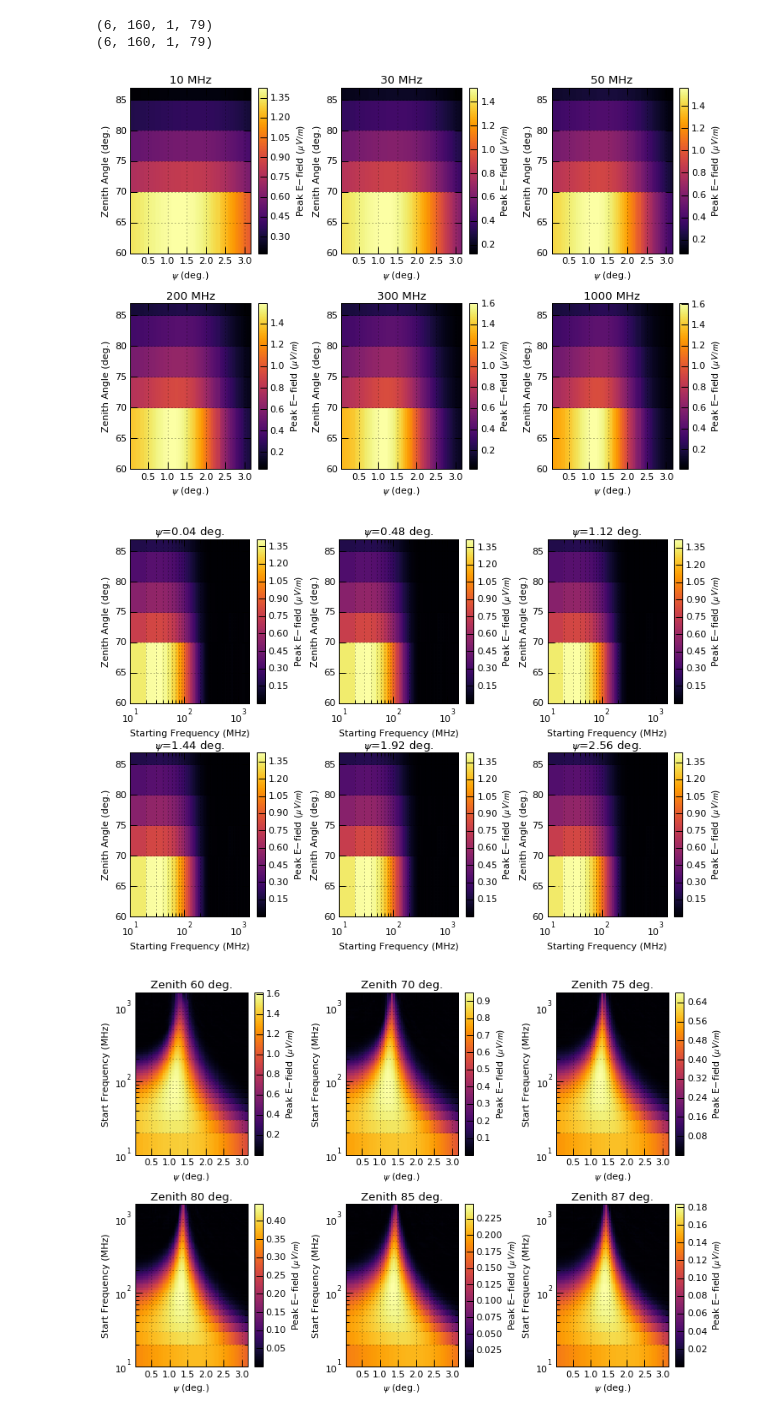
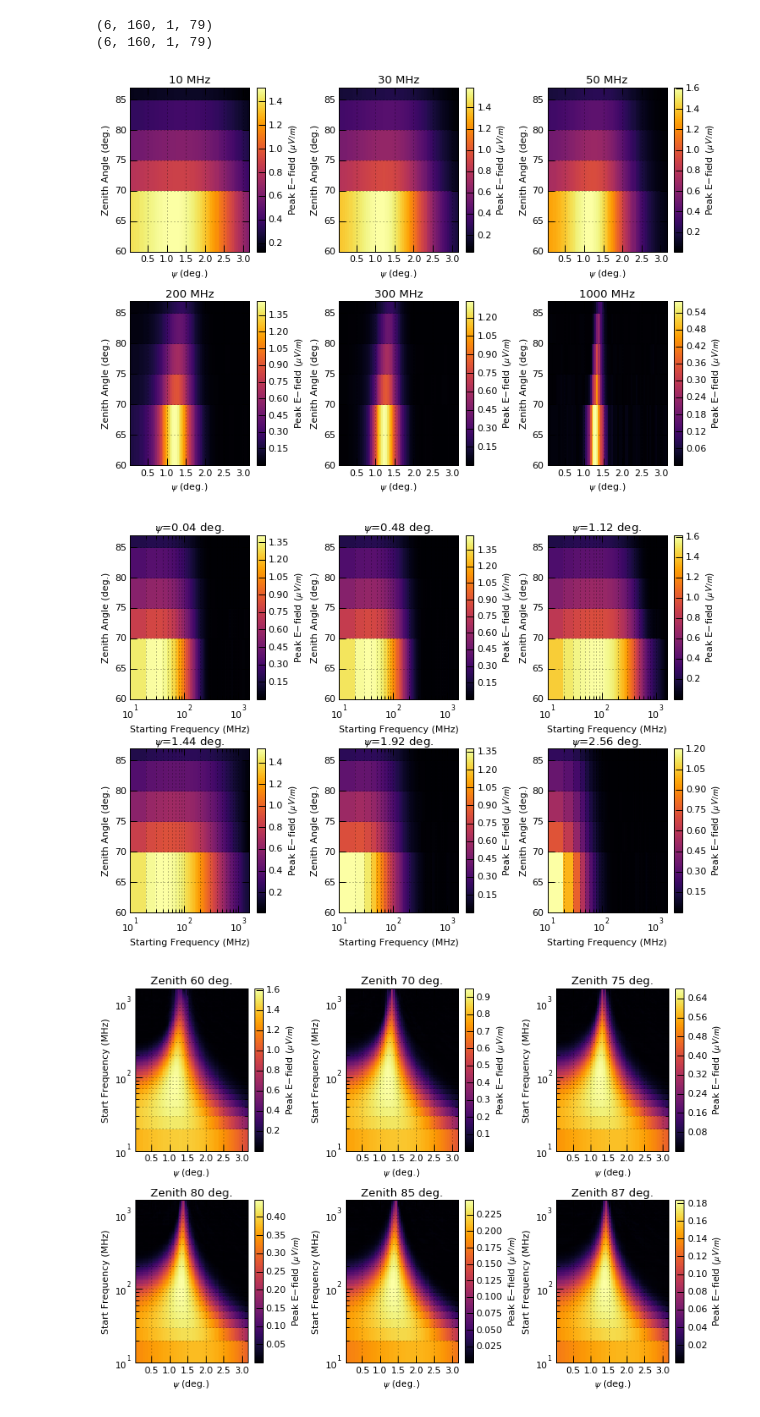
Before and after one commit to swissel/nutau_acceptance, a Jupyter notebook: 03_Detector/Interpolated Efields .ipynb, the cells around one changed output. Cells and saved outputs as stored; diff of their text form; code cells hidden in the pictures.

```diff
--- a/03_Detector/Interpolated Efields .ipynb
+++ b/03_Detector/Interpolated Efields .ipynb
@@ -132,31 +130,37 @@ print np.shape(epeak_array)
 # %%
 ### First plot will be epeak vs zenith angle vs psi angle for fixed starting frequ(ency
 choose_start_freq = [10., 30., 50., 200., 300., 1000.]
 #ind = [np.where(f_Lo_list == choose_start_freq[i])[0][0] for i in range(len(choose_start_freq))]
 ind = [1, 3, 5, 8, 20, 30]
 titles = ["%d MHz"%(freq) for freq in choose_start_freq]
 fig = pyp.figure(1, figsize=(12,8))
 pyp.subplots_adjust(hspace=0.3, wspace=0.4)
 
-for i_f_Lo, freq in enumerate(choose_start_freq):
-    ax = pyp.subplot(2,3,i_f_Lo+1)
+choose_start_freq = [10., 30., 50., 200., 300., 1000.]
+titles = ["%d MHz"%(freq) for freq in choose_start_freq]
+fig = pyp.figure(1, figsize=(12,8))
+pyp.subplots_adjust(hspace=0.3, wspace=0.4)
+
+for i,freq in enumerate(choose_start_freq):
+    i_f_Lo = int(freq/10)
+    ax = pyp.subplot(2,3,i+1)
     #ax.set_xscale('log')
     #ax.set_yscale('log')
     p, zenith = np.meshgrid( psi_list, zenith_list)
     #H=epeak_array[:, ind[i_f_Lo], 0, :]*1e6
     H = epeak_start_freq_slice(i_f_Lo, epeak_array)*1e6
     Hmasked = np.ma.masked_where(H==0,H) # Mask pixels with a value of zero
     pyp.pcolormesh(p, zenith, Hmasked, cmap='inferno', )
     pyp.ylim(zenith_list.min(), zenith_list.max())
     pyp.xlim(psi_list.min(), psi_list.max())
     pyp.colorbar(label="Peak E-field ($\mu V/m$)")
     pyp.ylabel('Zenith Angle (deg.)')
     pyp.xlabel('$\psi$ (deg.)')
     pyp.grid(True, which='both')
-    pyp.title(titles[i_f_Lo])
+    pyp.title(titles[i])
 pyp.savefig(os.environ['TAU_ACC_DETECTOR_PLOTS_DIR'] + "/efield_maps_altitude%dkm_ze_vs_psi.png"%(h) )
 # %% [output]
-[figure, old version]
+[figure, new version]
 # %%
 ### Second plot will be epeak vs zenith angle vs starting frequency for fixed psi angle
 ind = [0, 11, 27, 35, 47, 63]
@@ -165,8 +169,9 @@ titles = ["$\psi$=%2.2f deg."%(p) for p in choose_psi]
 fig = pyp.figure(1, figsize=(12,8))
 pyp.subplots_adjust(hspace=0.3, wspace=0.4)
 
-for i_psi, p in enumerate(choose_psi):
-    ax = pyp.subplot(2,3,i_psi+1)
+for i, p in enumerate(choose_psi):
+    i_psi = ind[i]
+    ax = pyp.subplot(2,3,i+1)
     ax.set_xscale('log')
     #ax.set_yscale('log')
     start_freq, zenith = np.meshgrid(  f_Lo_list, zenith_list)
@@ -180,10 +185,10 @@ for i_psi, p in enumerate(choose_psi):
     pyp.ylabel('Zenith Angle (deg.)')
     pyp.xlabel('Starting Frequency (MHz)')
     pyp.grid(True, which='both')
-    pyp.title(titles[i_psi])
+    pyp.title(titles[i])
 pyp.savefig(os.environ['TAU_ACC_DETECTOR_PLOTS_DIR'] + "/efield_maps_altitude%dkm_startfreq_vs_ze.png"%(h) )
 # %% [output]
-[figure, old version]
+[figure, new version]
 # %%
 ### Third plot will be epeak vs starting frequency vs psi_list for fixed psi angles
 ind = [0,1,2,3,4,5]
```
Also changed, not shown: parts of 5 cells of this notebook.
